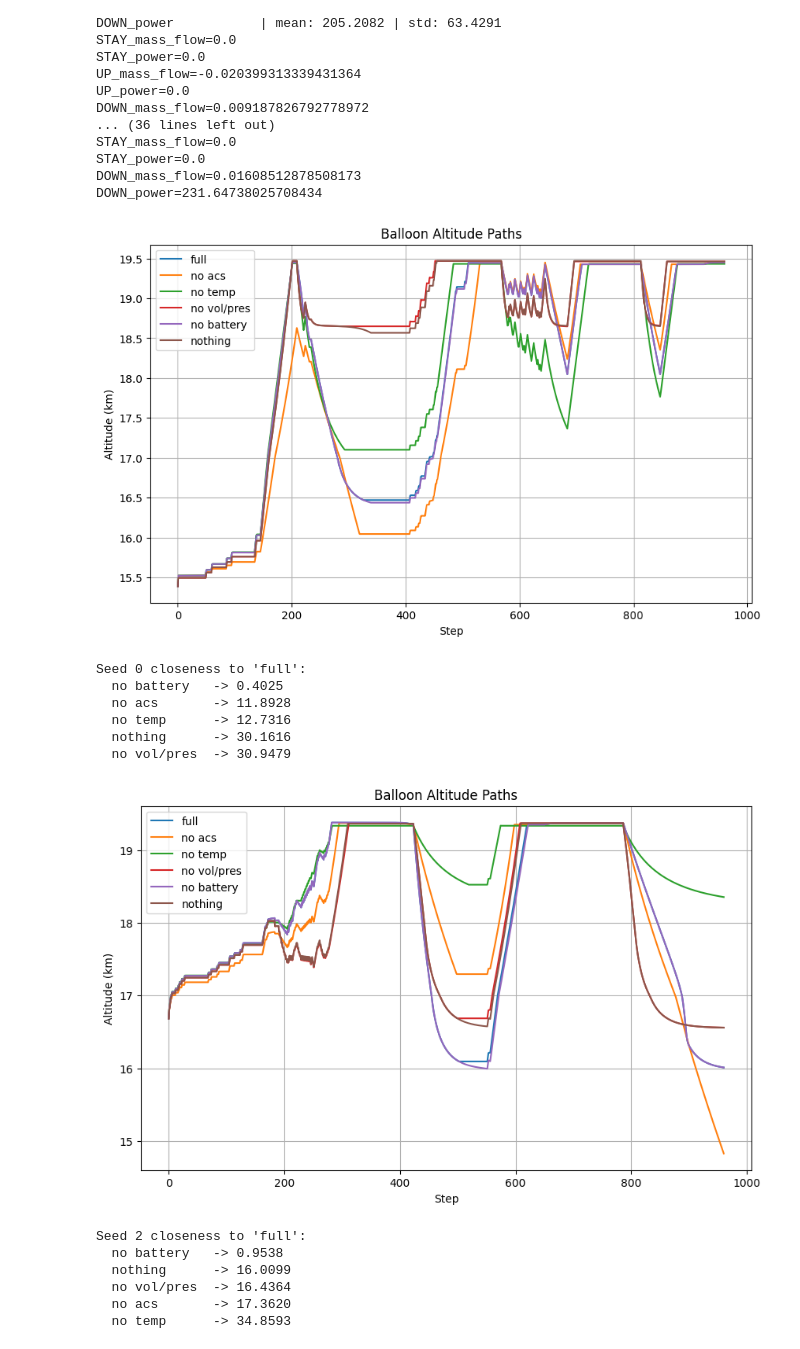
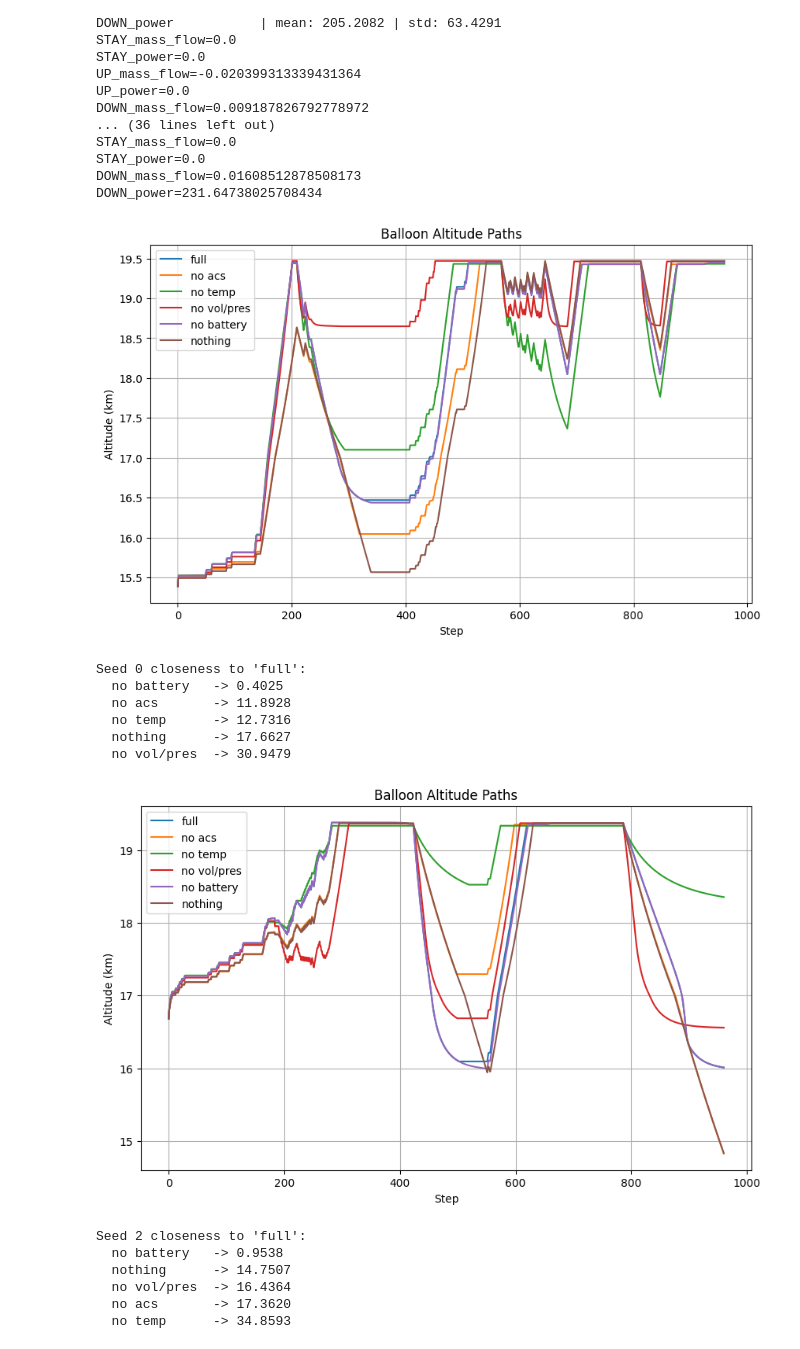
Before and after one commit to sdean-group/balloon-learning-environment, a Jupyter notebook: fidelity_tests.ipynb, the cells around one changed output. Drawn from its saved outputs; the diff is of its cells as text; code cells hidden in the pictures.

```diff
--- a/fidelity_tests.ipynb
+++ b/fidelity_tests.ipynb
@@ -144,11 +144,12 @@ for seed in plans.keys():
         seed,
         [
             ('full', Balloon),
-            ('no acs', BalloonAblation.get_ablation(make_ablation(True, True, True, True))),
-            ('no temp', BalloonAblation.get_ablation(make_ablation(False, True, True))),
-            ('no vol/pres', BalloonAblation.get_ablation(make_ablation(True, False, True))),
-            ('no battery', BalloonAblation.get_ablation(make_ablation(True, True, False))),
-            ('nothing', BalloonAblation.get_ablation(make_ablation(False, False, False, True)))
+            ('full2', BalloonAblation.get_ablation(make_ablation(True, True, True, True))),
+            ('no acs', BalloonAblation.get_ablation(make_ablation(True, True, True, False))),
+            ('no temp', BalloonAblation.get_ablation(make_ablation(False, True, True, True))),
+            ('no vol/pres', BalloonAblation.get_ablation(make_ablation(True, False, True, True))),
+            ('no battery', BalloonAblation.get_ablation(make_ablation(True, True, False, True))),
+            ('nothing', BalloonAblation.get_ablation(make_ablation(False, False, False, False)))
         ]
     )
 
@@ -158,39 +159,39 @@ for seed in plans.keys():
     plt.xlabel("Step")
     plt.ylabel("Altitude (km)")
     plt.title("Balloon Altitude Paths")
     plt.legend()
     plt.grid(True)
     plt.show()
 
     baseline = np.array(results["full"])
     distances = {}
     for name, path in results.items():
         if name == "full":
             continue
         # ensure same length before comparing
         arr = np.array(path)
         min_len = min(len(baseline), len(arr))
         dist = np.linalg.norm(baseline[:min_len] - arr[:min_len])
         distances[name] = dist
 
     # sort by closeness
     sorted_models = sorted(distances.items(), key=lambda x: x[1])
 
     print(f"\nSeed {seed} closeness to 'full':")
     for name, dist in sorted_models:
         print(f"  {name:12s} -> {dist:.4f}")
 # %% [output]
-[figure, old version]
+[figure, new version]
 Seed 0 closeness to 'full':
   no battery   -> 0.4025
   no acs       -> 11.8928
   no temp      -> 12.7316
-  nothing      -> 30.1616
+  nothing      -> 17.6627
   no vol/pres  -> 30.9479
-[figure, old version]
+[figure, new version]
 Seed 2 closeness to 'full':
   no battery   -> 0.9538
-  nothing      -> 16.0099
+  nothing      -> 14.7507
   no vol/pres  -> 16.4364
   no acs       -> 17.3620
   no temp      -> 34.8593
```
Also changed, not shown: parts of 1 cell of this notebook, 1 other file.
